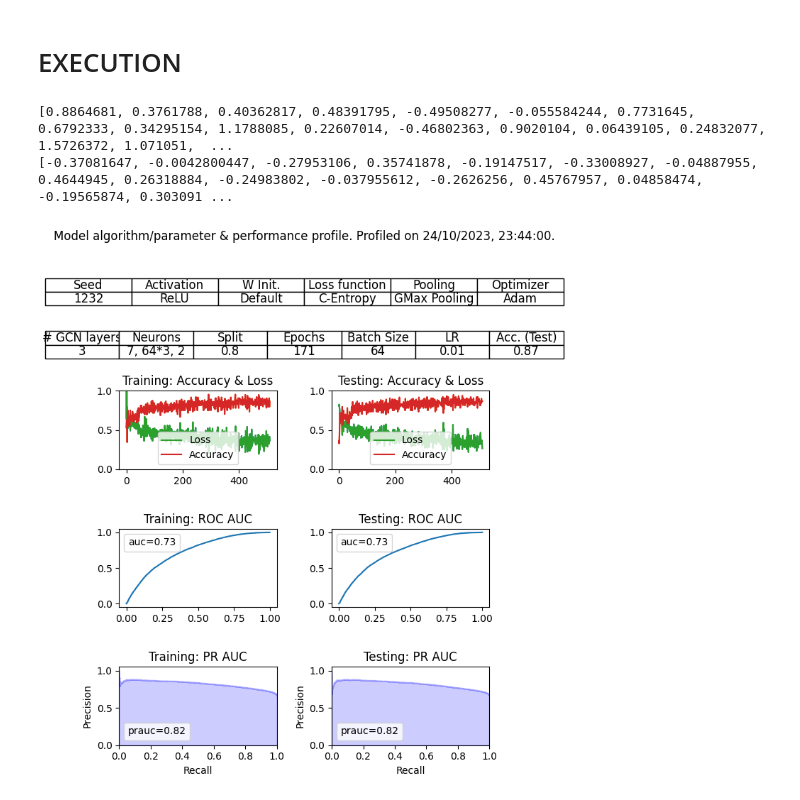
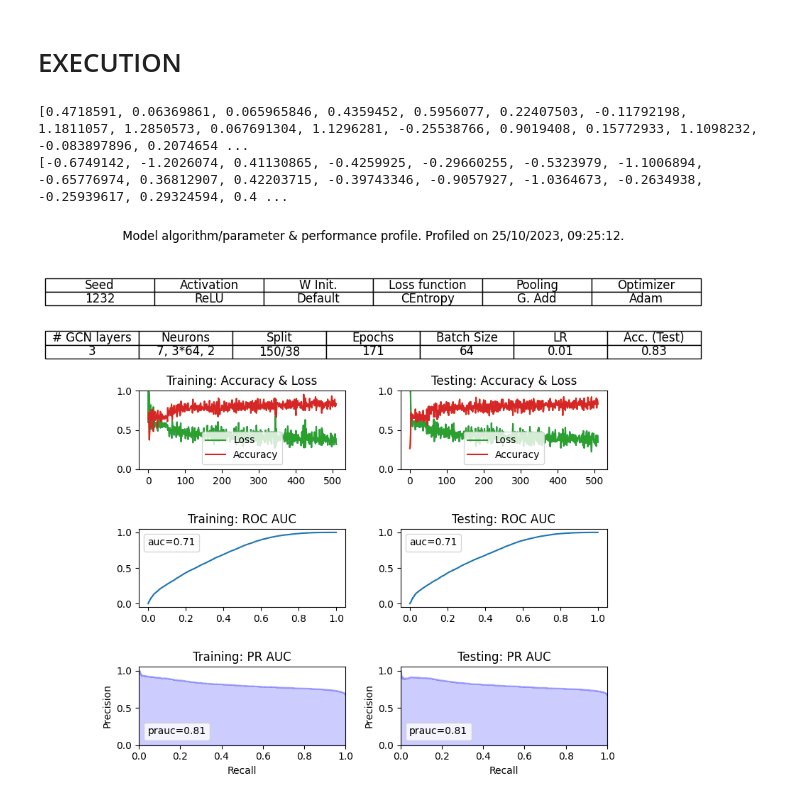
Before and after one commit to Theis-Mathiassen/NeuralGraphs, a Jupyter notebook: Fiddle/mutagtest.ipynb, the cells around one changed output. Drawn from its saved outputs; the diff is of its cells as text; code cells hidden in the pictures.

```diff
--- a/Fiddle/mutagtest.ipynb
+++ b/Fiddle/mutagtest.ipynb
@@ -156,12 +165,12 @@ def perf_measure(y_actual, y_hat):
 
 
 # ROC AUC PLOT
-def plotROCAUC(labels, scores, title, ax):
-    # roc_auc = roc_auc_score(labels, scores)
-    print(scores)
+def plotROCAUC(labels, probability_estimates, title, ax):
+    # roc_auc = roc_auc_score(labels, predicted_labels)
+    print(probability_estimates)
 
-    fpr, tpr, _ = metrics.roc_curve(labels,  scores)
-    auc = metrics.roc_auc_score(labels, scores)
+    fpr, tpr, _ = metrics.roc_curve(labels,  probability_estimates)
+    auc = metrics.roc_auc_score(labels, probability_estimates)
     ax.set_title(title)
     ax.plot(fpr,tpr)
     ax.legend(["auc="+str(round(auc, 2))], handlelength=0, handletextpad=0)
@@ -189,9 +198,9 @@ def plotAccuracy(losses, accuracies, title, ax):
 
 #def plotPRAUC(labels, scores, title):
 
-def plotPRAUC(labels, scores, yhat, title, ax):
-    # roc_auc = roc_auc_score(labels, scores)
-    precision, recall, _ = precision_recall_curve(labels, scores)
+def plotPRAUC(labels, probability_estimates, predicted_labels, title, ax):
+    # roc_auc = roc_auc_score(labels, probability_estimates)
+    precision, recall, _ = precision_recall_curve(labels, probability_estimates)
     pr_auc = auc(recall, precision)
 
     #plt.figure(figsize=(8, 6))
@@ -303,10 +313,6 @@ from tqdm import trange
 import matplotlib.gridspec as gridspec
 import matplotlib.patches as patches
 from datetime import datetime
-
-
-
-
 
 for epoch in (t := trange(1, EPOCHS)):
     train(t)
@@ -321,17 +327,15 @@ plot_accuracy = True
 plot_rocauc = True
 plot_prauc = True
 
-fig = plt.figure(figsize=(8, 8))
+fig = plt.figure(figsize=(10, 8))
 
 gs = gridspec.GridSpec(4, 2)
 
 ax1 = plt.subplot(gs[0, :])
 
-
-
 table_data = [
     ["Seed", "Activation", "W Init.", "Loss function", "Pooling", "Optimizer", "# GCN layers", "Neurons", "Split", "Epochs", "Batch Size", "LR", "Acc. (Test)"],
-        [str(MANUAL_SEED), "ReLU", "Default", "C-Entropy", "GMax Pooling", "Adam", "3", "7, 64*3, 2", str(round(DATASPLIT/188, 2)), str(EPOCHS), BATCH_SIZE, str(LEARNING_RATE), str(round(test_accuracies[-1], 2))],
+        [str(MANUAL_SEED), ACTIVATION_FUNC, WEIGHT_INIT, LOSS_FUNC, POOLING_ALGO, OPTIMIZER, NUM_GCN_LAYERS, NEURON_COUNT, "{}/{}".format(DATASPLIT, 188-DATASPLIT), str(EPOCHS), BATCH_SIZE, str(LEARNING_RATE), str(round(test_accuracies[-1], 2))],
 ]
 
 table_data_1 = [table_data[0][:len(table_data[0]) // 2], table_data[1][:len(table_data[1]) // 2]]
@@ -374,12 +378,12 @@ if(plot_training):
         #ax10 = ax[0, 1]
         ax10 = plt.subplot(gs[2, 0])
 
-        plotROCAUC(train_labels, train_predicted_values, "Training: ROC AUC", ax10)
+        plotROCAUC(labels=train_labels,  probability_estimates=train_probability_estimates, title="Training: ROC AUC", ax=ax10)
 
     if(plot_prauc):
         #ax20, row 2, column 0
         ax20 = plt.subplot(gs[3, 0])
-        plotPRAUC(labels=train_labels, scores=train_predicted_values, yhat=train_scores, ax=ax20, title="Training: PR AUC")
+        plotPRAUC(labels=train_labels, probability_estimates=train_probability_estimates, predicted_labels=train_predicted_labels, ax=ax20, title="Training: PR AUC")
 
 
 
@@ -393,39 +397,39 @@ if(plot_testing):
     if(plot_rocauc):
         #ax11 = ax[1, 1]
         ax11 = plt.subplot(gs[2, 1])
 
-        plotROCAUC(test_labels, test_predicted_values, "Testing: ROC AUC" ,ax11)
+        plotROCAUC(labels=test_labels, probability_estimates=test_probability_estimates, title="Testing: ROC AUC" ,ax=ax11)
 
     if(plot_prauc):
         #ax20, row 2, column 0
         ax21 = plt.subplot(gs[3, 1])
-        plotPRAUC(labels=test_labels, scores=test_predicted_values, yhat=test_scores, ax=ax21, title="Testing: PR AUC")
+        plotPRAUC(labels=test_labels, probability_estimates=test_probability_estimates, predicted_labels=test_predicted_labels, ax=ax21, title="Testing: PR AUC")
 
 
 now = datetime.now()
 
 title = "Model algorithm/parameter & performance profile. Profiled on {}.".format(now.strftime("%d/%m/%Y, %H:%M:%S"))
 
 fig.suptitle(title, fontsize=12, wrap=True)
 
 plt.tight_layout()
 
 
 print("Lengths:")
-print(len(train_scores))
-print(len(train_predicted_values))
+print(len(train_predicted_labels))
+print(len(train_probability_estimates))
 
 
 print("perf measure:")
-print(perf_measure(test_labels, test_scores))
+print(perf_measure(test_labels, test_predicted_labels))
 
 
 
 
 
 
-#plotPRAUC(test_labels, test_predicted_values, test_scores, "PR AUC")
+#plotPRAUC(test_labels, test_probability_estimates, test_predicted_labels, "PR AUC")
 # %% [output]
-[0.8864681, 0.3761788, 0.40362817, 0.48391795, -0.49508277, -0.055584244, 0.7731645, 0.6792333, 0.34295154, 1.1788085, 0.22607014, -0.46802363, 0.9020104, 0.06439105, 0.24832077, 1.5726372, 1.071051,  ...
-[-0.37081647, -0.0042800447, -0.27953106, 0.35741878, -0.19147517, -0.33008927, -0.04887955, 0.4644945, 0.26318884, -0.24983802, -0.037955612, -0.2626256, 0.45767957, 0.04858474, -0.19565874, 0.303091 ...
+[0.4718591, 0.06369861, 0.065965846, 0.4359452, 0.5956077, 0.22407503, -0.11792198, 1.1811057, 1.2850573, 0.067691304, 1.1296281, -0.25538766, 0.9019408, 0.15772933, 1.1098232, -0.083897896, 0.2074654 ...
+[-0.6749142, -1.2026074, 0.41130865, -0.4259925, -0.29660255, -0.5323979, -1.1006894, -0.65776974, 0.36812907, 0.42203715, -0.39743346, -0.9057927, -1.0364673, -0.2634938, -0.25939617, 0.29324594, 0.4 ...
-[figure, old version]
+[figure, new version]
```
Also changed, not shown: parts of 3 cells of this notebook.
